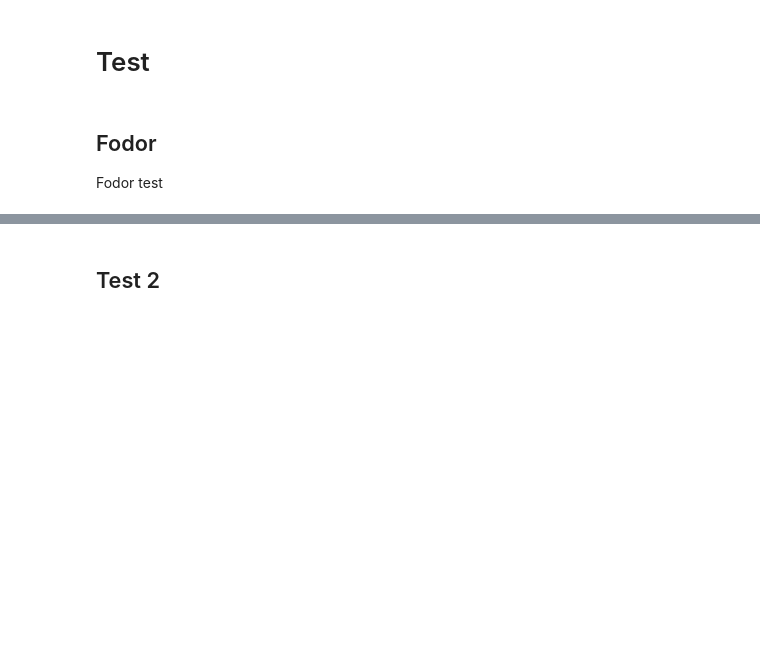
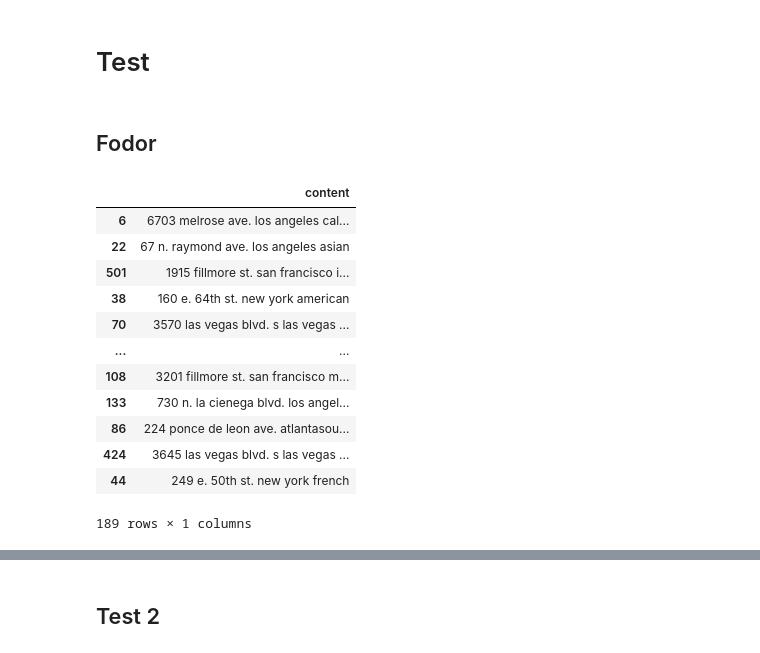
Before and after one commit to dac-nh/short-text-deduplication-siamese, a Jupyter notebook: deep-nn-model-triplet-loss.ipynb, the cells around one changed output, grey strips where cells are left out. Drawn from its saved outputs; the diff is of its cells as text; code cells hidden in the pictures; blank space fills up the shorter version.

```diff
--- a/deep-nn-model-triplet-loss.ipynb
+++ b/deep-nn-model-triplet-loss.ipynb
@@ -400,4 +401,3 @@ torch.save(
 # Test
 # %% [markdown]
 ## Fodor
-Fodor test
@@ -403,0 +423,16 @@ Fodor test
+# %%
+df_train_1
+# %% [output]
+|  | content |
+| 6 | 6703 melrose ave. los angeles cal... |
+| 22 | 67 n. raymond ave. los angeles asian |
+| 501 | 1915 fillmore st. san francisco i... |
+| 38 | 160 e. 64th st. new york american |
+| 70 | 3570 las vegas blvd. s las vegas ... |
+| ... | ... |
+| 108 | 3201 fillmore st. san francisco m... |
+| 133 | 730 n. la cienega blvd. los angel... |
+| 86 | 224 ponce de leon ave. atlantasou... |
+| 424 | 3645 las vegas blvd. s las vegas ... |
+| 44 | 249 e. 50th st. new york french |
+189 rows × 1 columns
```
Also changed, not shown: parts of 9 cells of this notebook, 2 other files.
